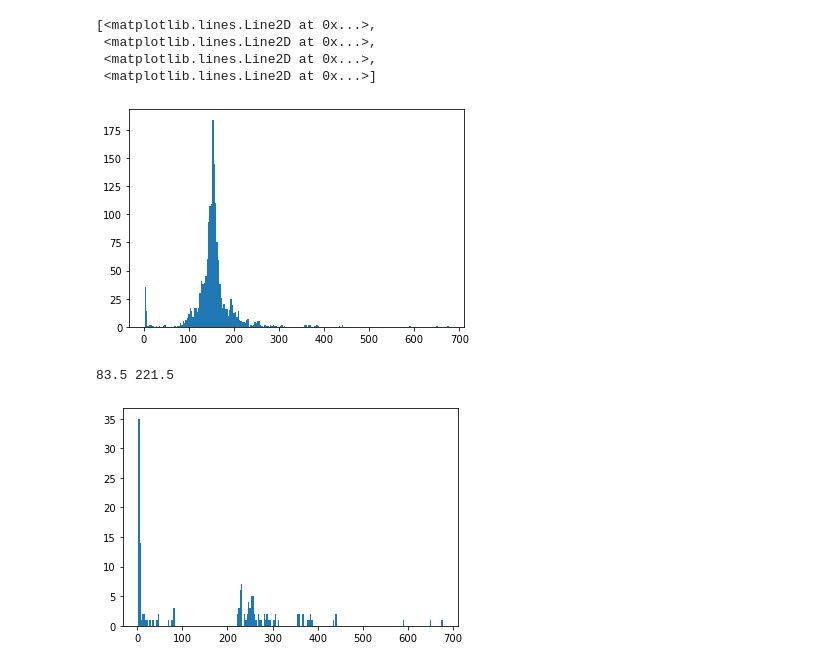
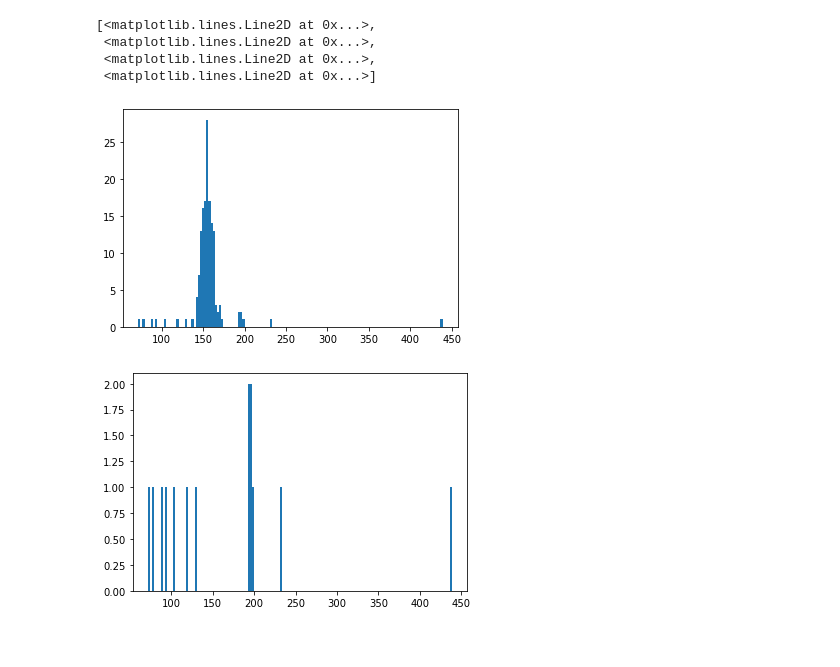
Before and after one commit to pbouttes/ML_Project2, a Jupyter notebook: pablo.ipynb, the cells around one changed output. Cells and saved outputs as stored; diff of their text form; code cells hidden in the pictures.

Commit message:
Add finding average heartbeat outliers

```diff
--- a/pablo.ipynb
+++ b/pablo.ipynb
@@ -205,50 +205,51 @@ def anomalies_detection(data, confidence):
 def calc_interquantile_range(data_distribution):
     quantiles = np.quantile(data_distribution, [0,0.25,0.5,0.75,1])
     interQuartileRange=quantiles[3]-quantiles[1]
+    return interQuartileRange,quantiles
 
 
 def main():
     start = 0
     stop = 153  #set the number of files you want to go through
     peak_widths=[]
+    average_width=[]
     for i, filename in enumerate(os.listdir('heartbeat_data')):
         out = re.findall(r'\d+', filename)
         if int(out[0]) < start:
             continue
         if i == stop:
             break
         y_beats = filter_noise(filename)
         y_beat = filter_fetus(y_beats)
 
         peaks = scipy.signal.find_peaks(y_beat, height=0.055)
         spike_times= peaks[0]
         spike_vals = peaks[1]['peak_heights']
 
 
 
 
         # collect this
 
-        peak_widtha_diff=[np.abs(spike_times[i]-spike_times[i+1]) for i in range(len(spike_times)-1)]
+        peak_width_diff=[np.abs(spike_times[i]-spike_times[i+1]) for i in range(len(spike_times)-1)]
+
+        average_width.append(np.mean(peak_width_diff))
         peak_widths=np.concatenate((peak_widths,peak_width_diff),axis=None)
-    plt.hist(peak_widths,bins=len(np.unique(peak_widths)))
+    plt.hist(average_width,bins=len(np.unique(average_width)))
     plt.show()
 
-    #x = np.quantile(peak_widths, [0,0.25,0.5,0.75,1])
-    #interQuartileRange=x[3]-x[1]
+
+    interQuartileRange,quartiles=calc_interquantile_range(average_width)
+    upperLimit=quartiles[3]+1.5*interQuartileRange
+    lowerLimit=quartiles[1]-1.5*interQuartileRange
 
 
-
-    upperLimit=x[3]+2.5*interQuartileRange
-    lowerLimit=x[1]-2.5*interQuartileRange
-    print(lowerLimit,upperLimit)
-    outliers=[x for x in peak_widths if x<lowerLimit or x>upperLimit]
-    plt.hist(outliers,bins=len(np.unique(peak_widths)))
-
+    outliers=[x for x in average_width if x<lowerLimit or x>upperLimit]
+    plt.hist(outliers,bins=len(np.unique(average_width)))
+    plt.set
     plt.show()
 
 main()
 # %% [output]
-[figure, old version]
+[figure, new version]
-83.5 221.5
-[figure, old version]
+[figure, new version]
```
